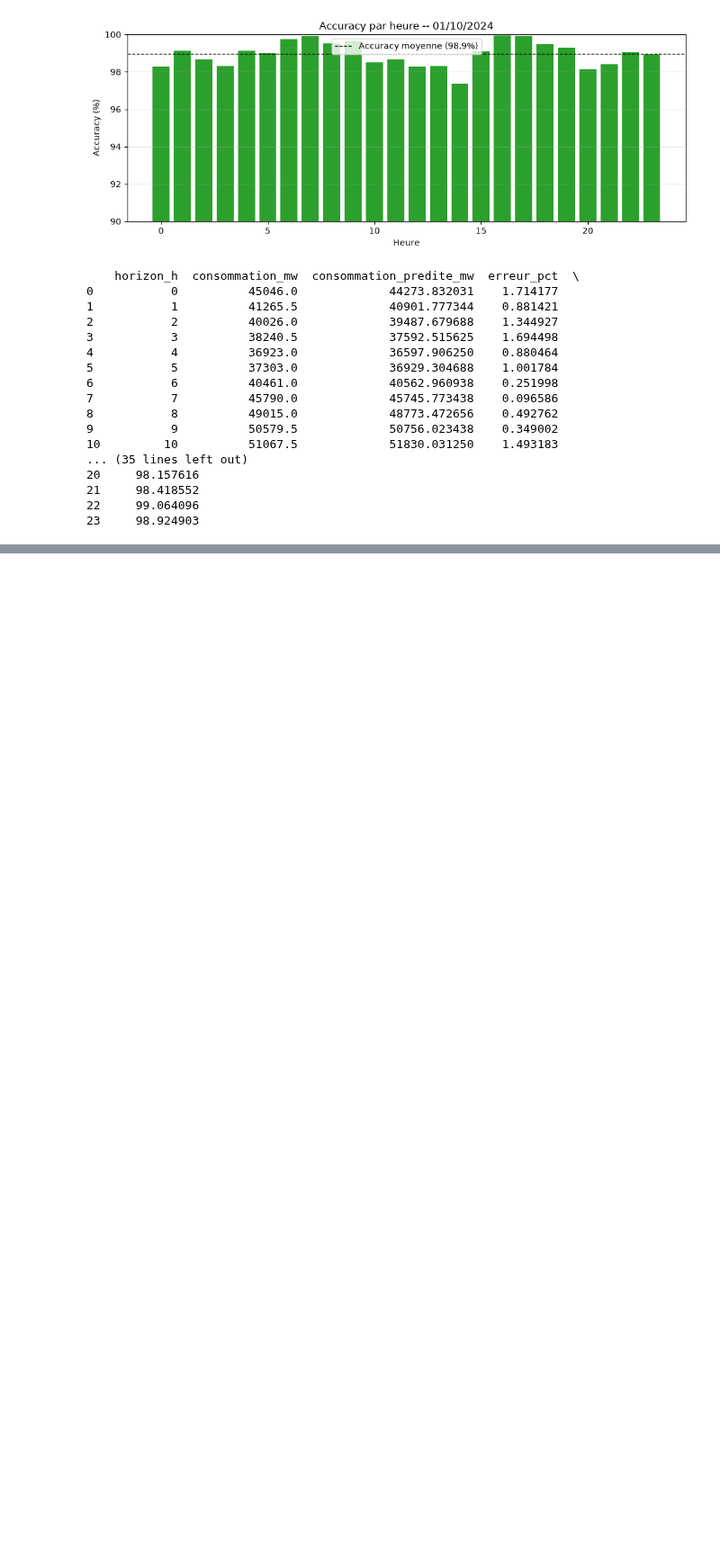
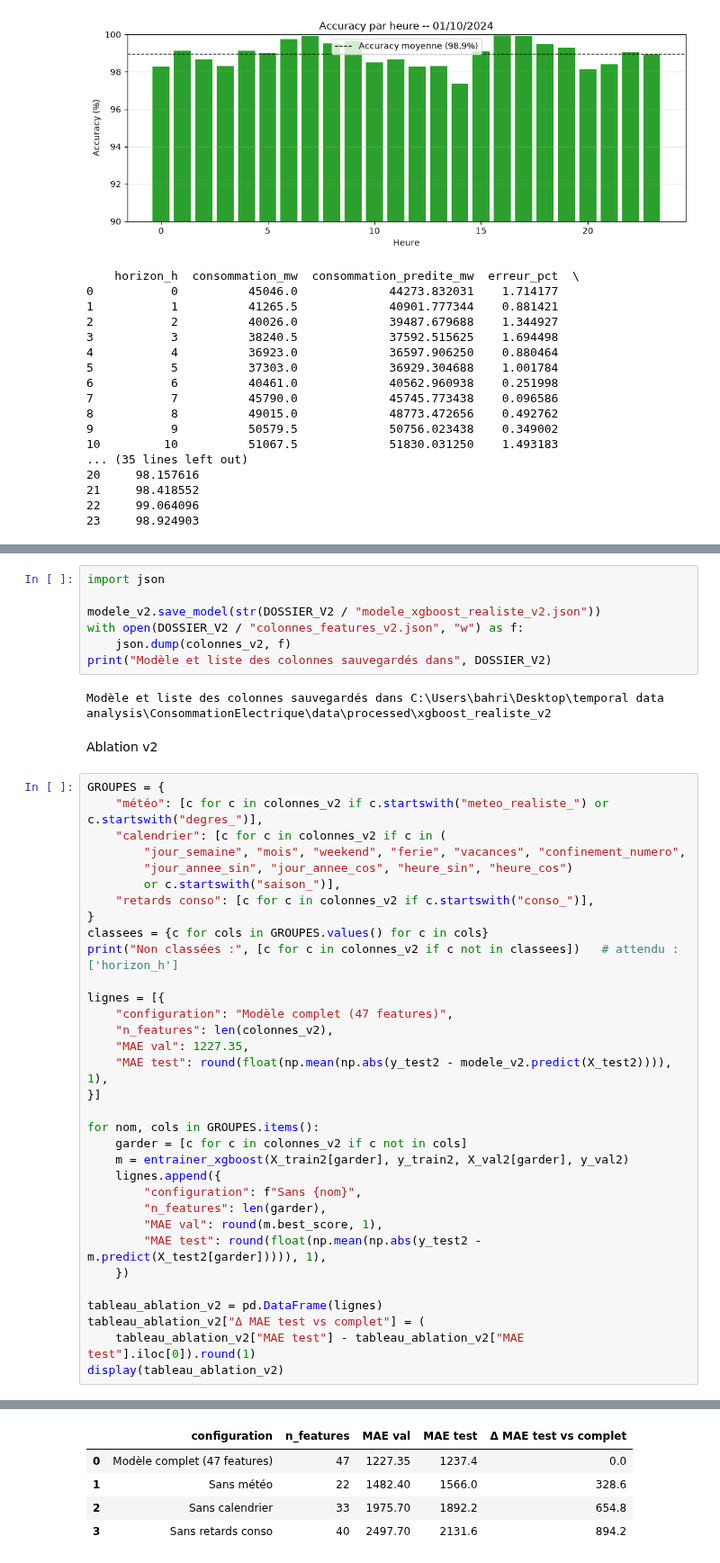
Before and after one commit to LeStolz/ConsommationElectrique, a Jupyter notebook: notebooks/modelisation_xgboost_meteo_realiste.ipynb, the cells around one changed output, grey strips where cells are left out. Shown at 90% size. Drawn from its saved outputs; the diff is of its cells as text; blank space fills up the shorter version.

```diff
--- a/notebooks/modelisation_xgboost_meteo_realiste.ipynb
+++ b/notebooks/modelisation_xgboost_meteo_realiste.ipynb
@@ -546,0 +799,45 @@ Accuracy : 98.95 %  (définie comme 100% - MAPE)
+# %%
+import json
+
+modele_v2.save_model(str(DOSSIER_V2 / "modele_xgboost_realiste_v2.json"))
+with open(DOSSIER_V2 / "colonnes_features_v2.json", "w") as f:
+    json.dump(colonnes_v2, f)
+print("Modèle et liste des colonnes sauvegardés dans", DOSSIER_V2)
+# %% [output]
+Modèle et liste des colonnes sauvegardés dans C:\Users\bahri\Desktop\temporal data analysis\ConsommationElectrique\data\processed\xgboost_realiste_v2
+# %% [markdown]
+Ablation v2
+# %%
+GROUPES = {
+    "météo": [c for c in colonnes_v2 if c.startswith("meteo_realiste_") or c.startswith("degres_")],
+    "calendrier": [c for c in colonnes_v2 if c in (
+        "jour_semaine", "mois", "weekend", "ferie", "vacances", "confinement_numero",
+        "jour_annee_sin", "jour_annee_cos", "heure_sin", "heure_cos")
+        or c.startswith("saison_")],
+    "retards conso": [c for c in colonnes_v2 if c.startswith("conso_")],
+}
+classees = {c for cols in GROUPES.values() for c in cols}
+print("Non classées :", [c for c in colonnes_v2 if c not in classees])   # attendu : ['horizon_h']
+
+lignes = [{
+    "configuration": "Modèle complet (47 features)",
+    "n_features": len(colonnes_v2),
+    "MAE val": 1227.35,
+    "MAE test": round(float(np.mean(np.abs(y_test2 - modele_v2.predict(X_test2)))), 1),
+}]
+
+for nom, cols in GROUPES.items():
+    garder = [c for c in colonnes_v2 if c not in cols]
+    m = entrainer_xgboost(X_train2[garder], y_train2, X_val2[garder], y_val2)
+    lignes.append({
+        "configuration": f"Sans {nom}",
+        "n_features": len(garder),
+        "MAE val": round(m.best_score, 1),
+        "MAE test": round(float(np.mean(np.abs(y_test2 - m.predict(X_test2[garder])))), 1),
+    })
+
+tableau_ablation_v2 = pd.DataFrame(lignes)
+tableau_ablation_v2["Δ MAE test vs complet"] = (
+    tableau_ablation_v2["MAE test"] - tableau_ablation_v2["MAE test"].iloc[0]).round(1)
+display(tableau_ablation_v2)
+# %% [output]
@@ -546,0 +861,5 @@ Accuracy : 98.95 %  (définie comme 100% - MAPE)
+|  | configuration | n_features | MAE val | MAE test | Δ MAE test vs complet |
+| 0 | Modèle complet (47 features) | 47 | 1227.35 | 1237.4 | 0.0 |
+| 1 | Sans météo | 22 | 1482.40 | 1566.0 | 328.6 |
+| 2 | Sans calendrier | 33 | 1975.70 | 1892.2 | 654.8 |
+| 3 | Sans retards conso | 40 | 2497.70 | 2131.6 | 894.2 |
```
Also changed, not shown: parts of 20 cells of this notebook, 9 other files.
